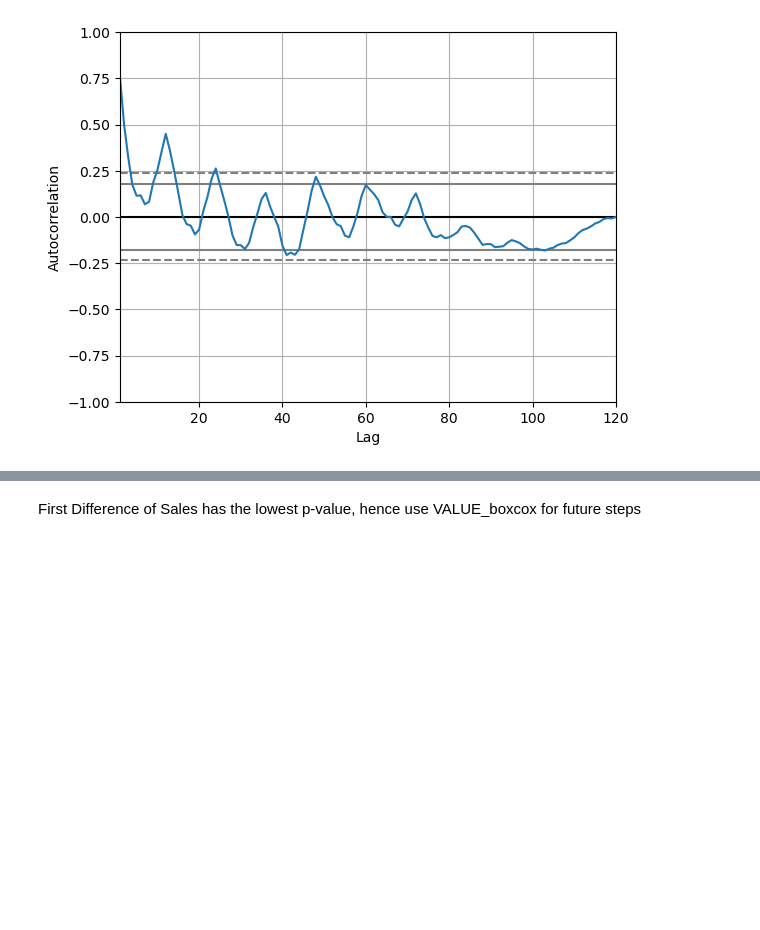
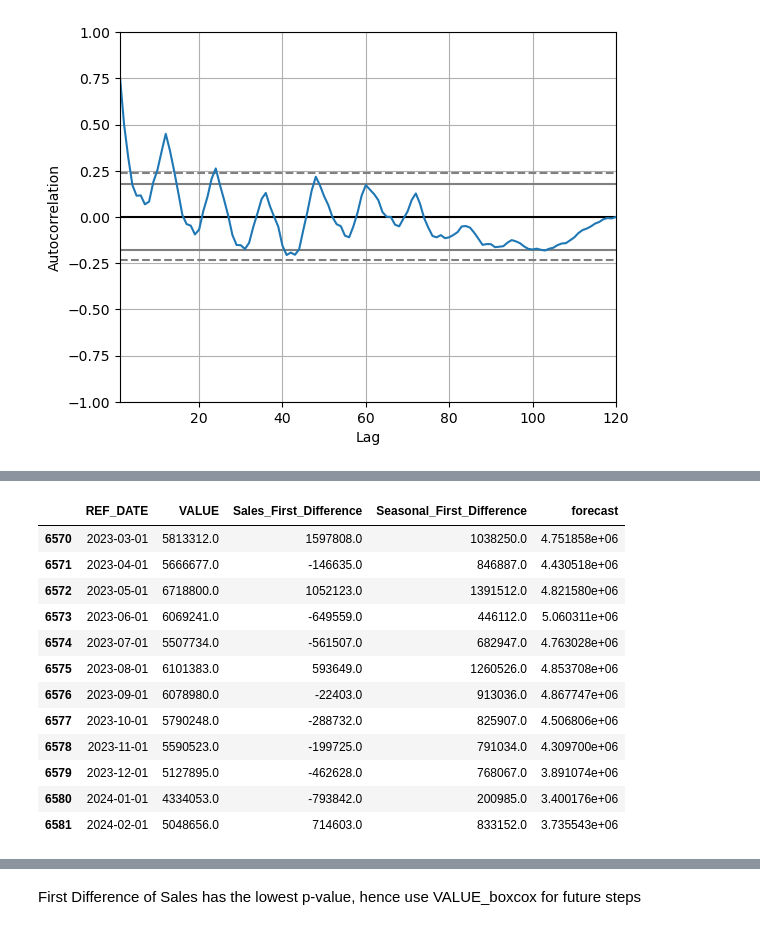
Before and after one commit to CLIUKELLY/ARIMA-Time-Serie-Forecasting, a Jupyter notebook: 02. ARIMA Time Series Forecasting_all data.ipynb, the cells around one changed output, grey strips where cells are left out. Cells and saved outputs as stored; diff of their text form; code cells hidden in the pictures; blank space fills up the shorter version.

```diff
--- a/02. ARIMA Time Series Forecasting_all data.ipynb
+++ b/02. ARIMA Time Series Forecasting_all data.ipynb
@@ -244,3 +235,19 @@ CONVERGENCE: NORM_OF_PROJECTED_GRADIENT_<=_PGTOL
+# %%
+Canadian_data.tail(12)
+# %% [output]
+|  | REF_DATE | VALUE | Sales_First_Difference | Seasonal_First_Difference | forecast |
+| 6570 | 2023-03-01 | 5813312.0 | 1597808.0 | 1038250.0 | 4.751858e+06 |
+| 6571 | 2023-04-01 | 5666677.0 | -146635.0 | 846887.0 | 4.430518e+06 |
+| 6572 | 2023-05-01 | 6718800.0 | 1052123.0 | 1391512.0 | 4.821580e+06 |
+| 6573 | 2023-06-01 | 6069241.0 | -649559.0 | 446112.0 | 5.060311e+06 |
+| 6574 | 2023-07-01 | 5507734.0 | -561507.0 | 682947.0 | 4.763028e+06 |
+| 6575 | 2023-08-01 | 6101383.0 | 593649.0 | 1260526.0 | 4.853708e+06 |
+| 6576 | 2023-09-01 | 6078980.0 | -22403.0 | 913036.0 | 4.867747e+06 |
+| 6577 | 2023-10-01 | 5790248.0 | -288732.0 | 825907.0 | 4.506806e+06 |
+| 6578 | 2023-11-01 | 5590523.0 | -199725.0 | 791034.0 | 4.309700e+06 |
+| 6579 | 2023-12-01 | 5127895.0 | -462628.0 | 768067.0 | 3.891074e+06 |
+| 6580 | 2024-01-01 | 4334053.0 | -793842.0 | 200985.0 | 3.400176e+06 |
+| 6581 | 2024-02-01 | 5048656.0 | 714603.0 | 833152.0 | 3.735543e+06 |
 # %%
 from pandas.tseries.offsets import DateOffset
 
```
Also changed, not shown: parts of 7 cells of this notebook.
